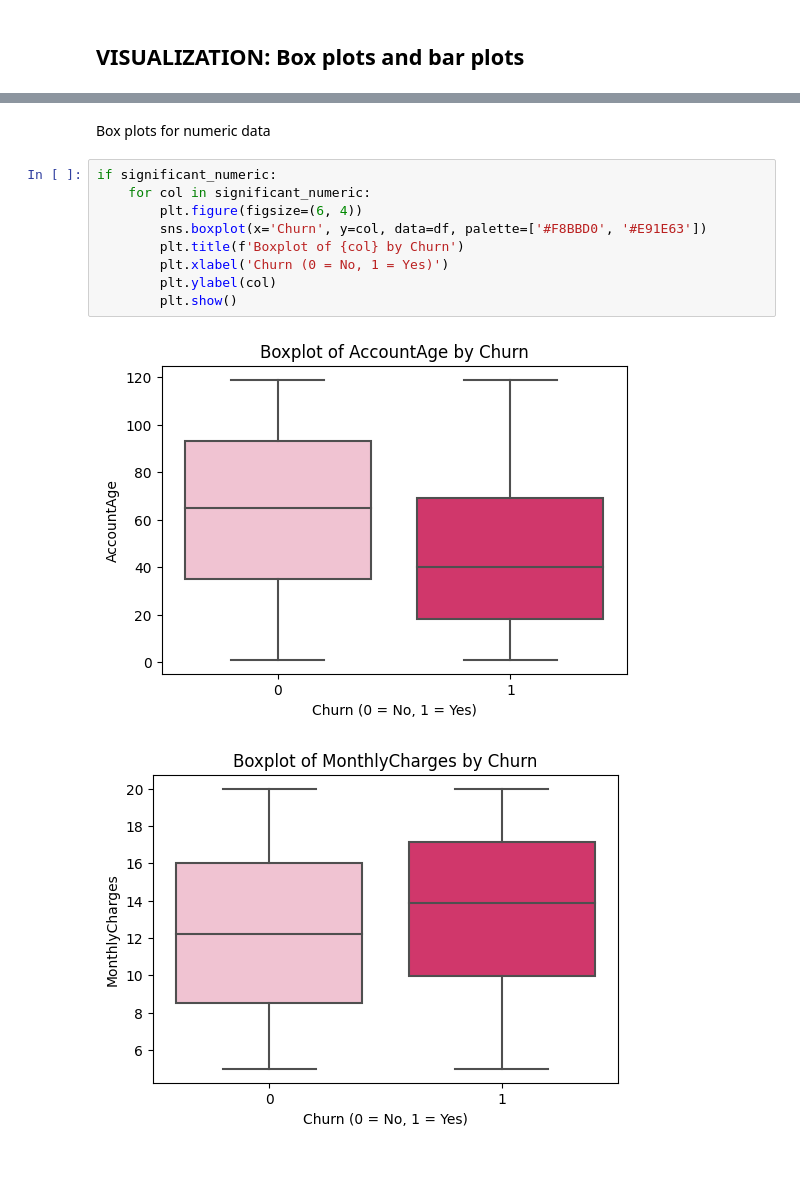
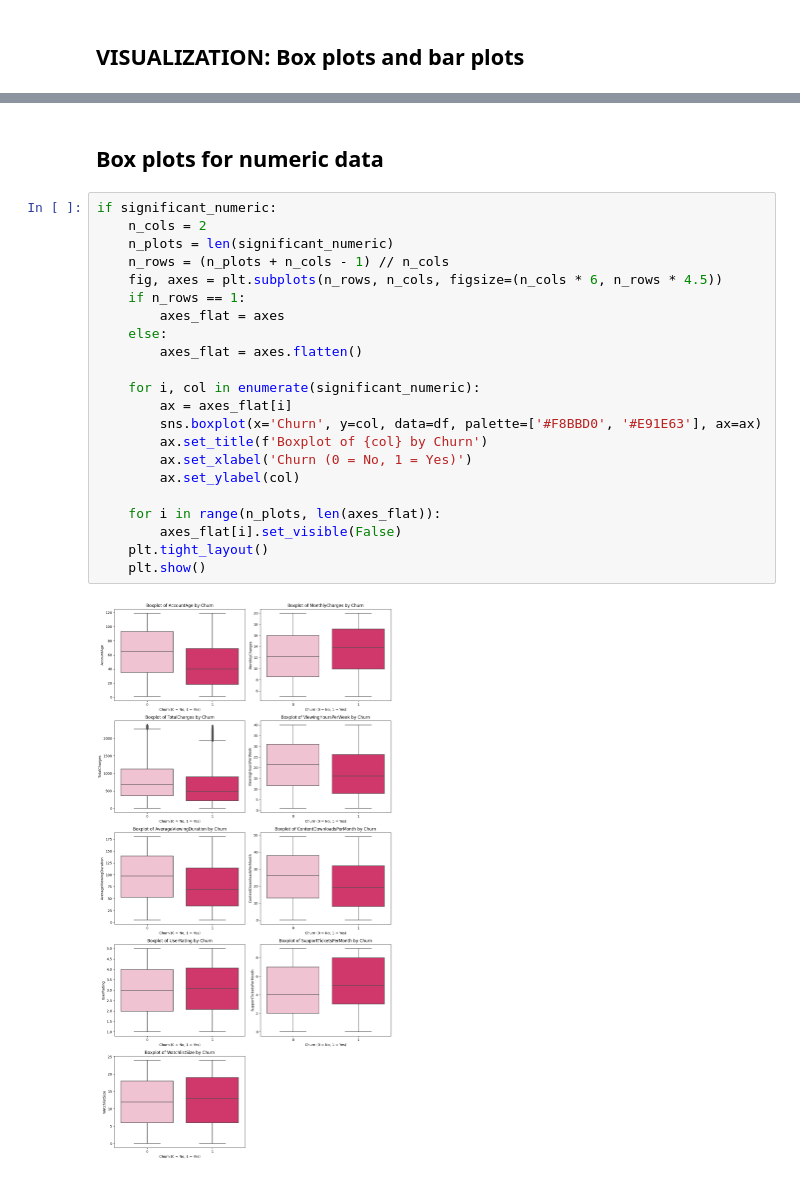
Before and after one commit to trander-25/STAT3013.Q12_Group04, a Jupyter notebook: descriptive-and-inferential-statistics/inferential-statistics.ipynb, the cells around one changed output, grey strips where cells are left out. Cells and saved outputs as stored; diff of their text form.

```diff
--- a/descriptive-and-inferential-statistics/inferential-statistics.ipynb
+++ b/descriptive-and-inferential-statistics/inferential-statistics.ipynb
@@ -229,14 +234,27 @@ Significant categorical variables: ['SubscriptionType', 'PaymentMethod', 'Conten
 # %% [markdown]
 Box plots for numeric data
+-
 # %%
 if significant_numeric:
-    for col in significant_numeric:
-        plt.figure(figsize=(6, 4))
-        sns.boxplot(x='Churn', y=col, data=df, palette=['#F8BBD0', '#E91E63'])
-        plt.title(f'Boxplot of {col} by Churn')
-        plt.xlabel('Churn (0 = No, 1 = Yes)')
-        plt.ylabel(col)
-        plt.show()
+    n_cols = 2
+    n_plots = len(significant_numeric)
+    n_rows = (n_plots + n_cols - 1) // n_cols
+    fig, axes = plt.subplots(n_rows, n_cols, figsize=(n_cols * 6, n_rows * 4.5))
+    if n_rows == 1:
+        axes_flat = axes
+    else:
+        axes_flat = axes.flatten()
+
+    for i, col in enumerate(significant_numeric):
+        ax = axes_flat[i]
+        sns.boxplot(x='Churn', y=col, data=df, palette=['#F8BBD0', '#E91E63'], ax=ax)
+        ax.set_title(f'Boxplot of {col} by Churn')
+        ax.set_xlabel('Churn (0 = No, 1 = Yes)')
+        ax.set_ylabel(col)
+
+    for i in range(n_plots, len(axes_flat)):
+        axes_flat[i].set_visible(False)
+    plt.tight_layout()
+    plt.show()
 # %% [output]
-[figure, old version]
+[figure, new version]
-[figure, removed]
```
Also changed, not shown: parts of 11 cells of this notebook, 1 other file.
